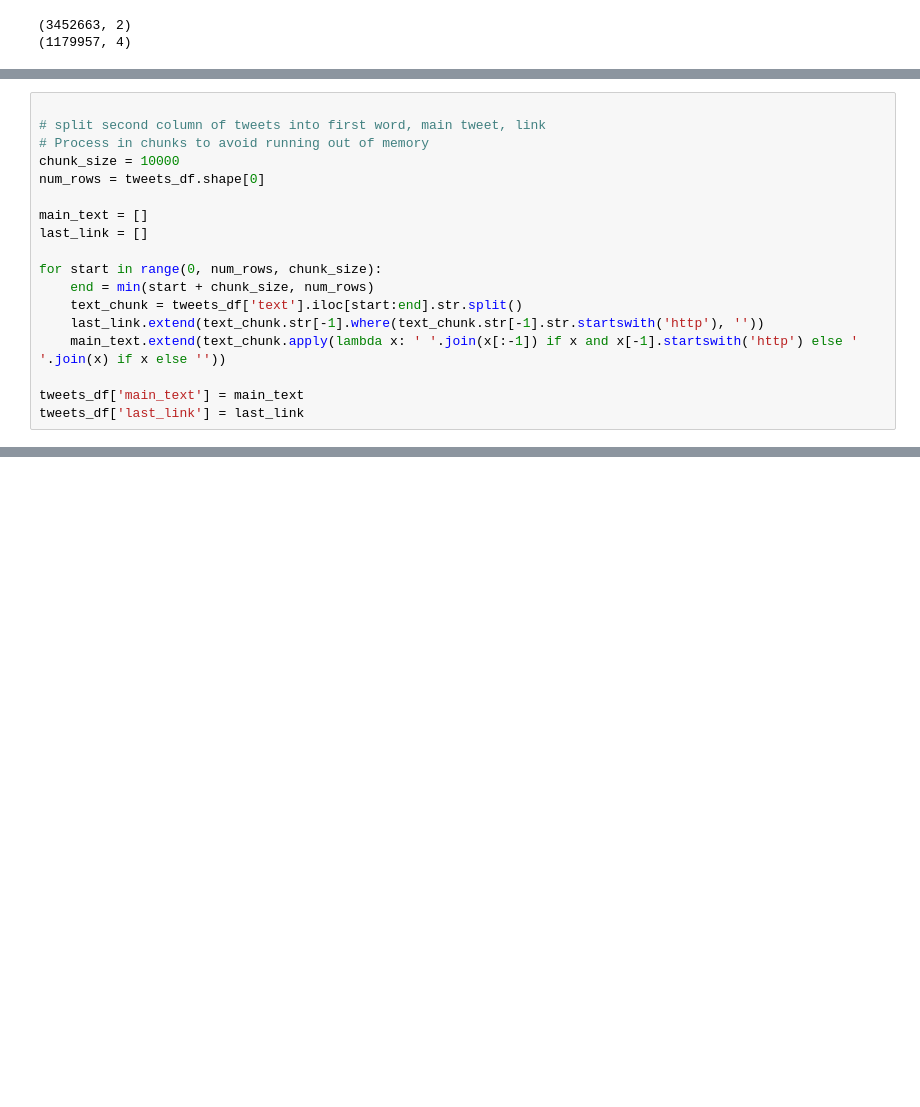
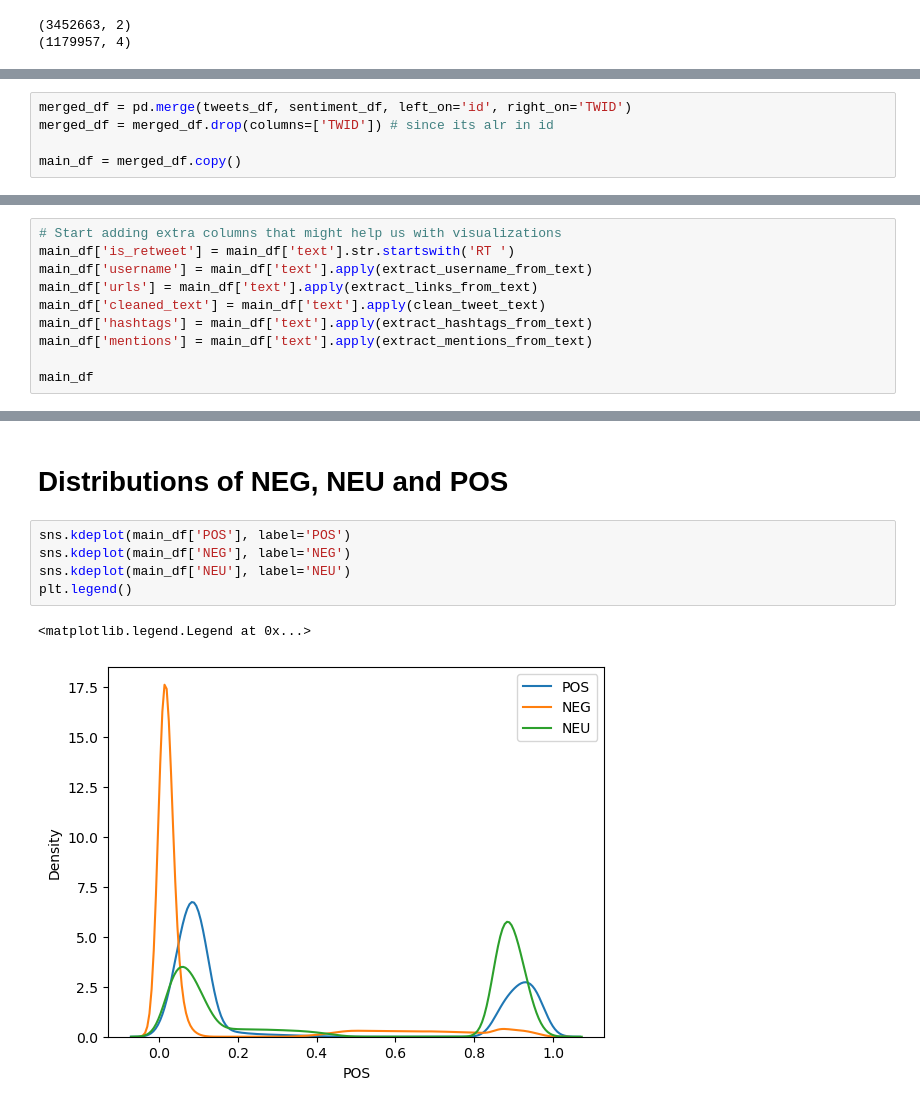
Before and after one commit to jelittle/EECS_4412_Final_Project, a Jupyter notebook: EDA/t4sa_eda_vince.ipynb, the cells around one changed output, grey strips where cells are left out. Saved outputs shown, nothing was run; the diff lists cells and outputs as text; blank space fills up the shorter version.

Commit message:
sentiment score distributions

```diff
--- a/EDA/t4sa_eda_vince.ipynb
+++ b/EDA/t4sa_eda_vince.ipynb
@@ -47,18 +24,0 @@ None
-# %%
-
-# split second column of tweets into first word, main tweet, link
-# Process in chunks to avoid running out of memory
-chunk_size = 10000
-num_rows = tweets_df.shape[0]
-
-main_text = []
-last_link = []
-
-for start in range(0, num_rows, chunk_size):
-    end = min(start + chunk_size, num_rows)
-    text_chunk = tweets_df['text'].iloc[start:end].str.split()
-    last_link.extend(text_chunk.str[-1].where(text_chunk.str[-1].str.startswith('http'), ''))
-    main_text.extend(text_chunk.apply(lambda x: ' '.join(x[:-1]) if x and x[-1].startswith('http') else ' '.join(x) if x else ''))
-
-tweets_df['main_text'] = main_text
-tweets_df['last_link'] = last_link
@@ -171,0 +104,5 @@ Name: text, Length: 1179957, dtype: bool
+# %%
+merged_df = pd.merge(tweets_df, sentiment_df, left_on='id', right_on='TWID')
+merged_df = merged_df.drop(columns=['TWID']) # since its alr in id
+
+main_df = merged_df.copy()
@@ -171,0 +158,10 @@ Name: text, Length: 1179957, dtype: bool
+# %%
+# Start adding extra columns that might help us with visualizations
+main_df['is_retweet'] = main_df['text'].str.startswith('RT ')
+main_df['username'] = main_df['text'].apply(extract_username_from_text)
+main_df['urls'] = main_df['text'].apply(extract_links_from_text)
+main_df['cleaned_text'] = main_df['text'].apply(clean_tweet_text)
+main_df['hashtags'] = main_df['text'].apply(extract_hashtags_from_text)
+main_df['mentions'] = main_df['text'].apply(extract_mentions_from_text)
+
+main_df
@@ -171,0 +210,10 @@ Name: text, Length: 1179957, dtype: bool
+# %% [markdown]
+# Distributions of NEG, NEU and POS
+# %%
+sns.kdeplot(main_df['POS'], label='POS')
+sns.kdeplot(main_df['NEG'], label='NEG')
+sns.kdeplot(main_df['NEU'], label='NEU')
+plt.legend()
+# %% [output]
+<matplotlib.legend.Legend at 0x...>
+[figure, added]
```
Also changed, not shown: parts of 40 cells of this notebook.
